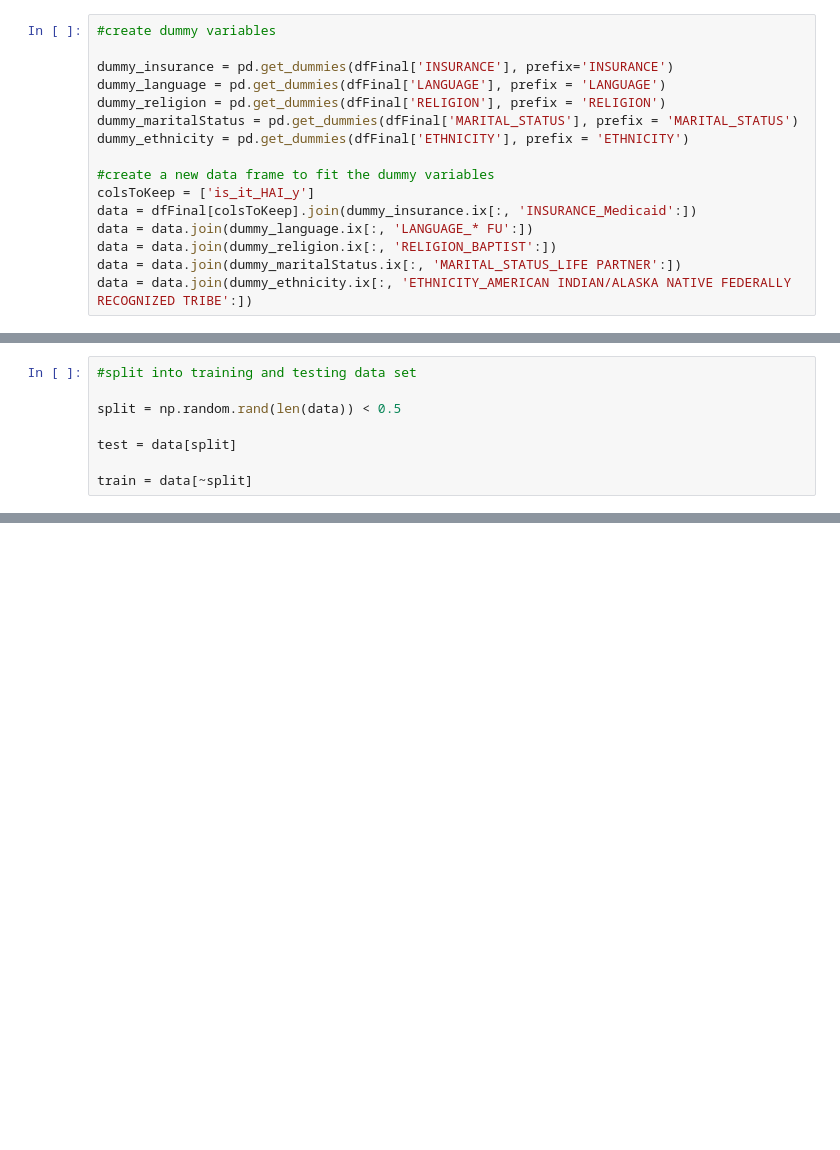
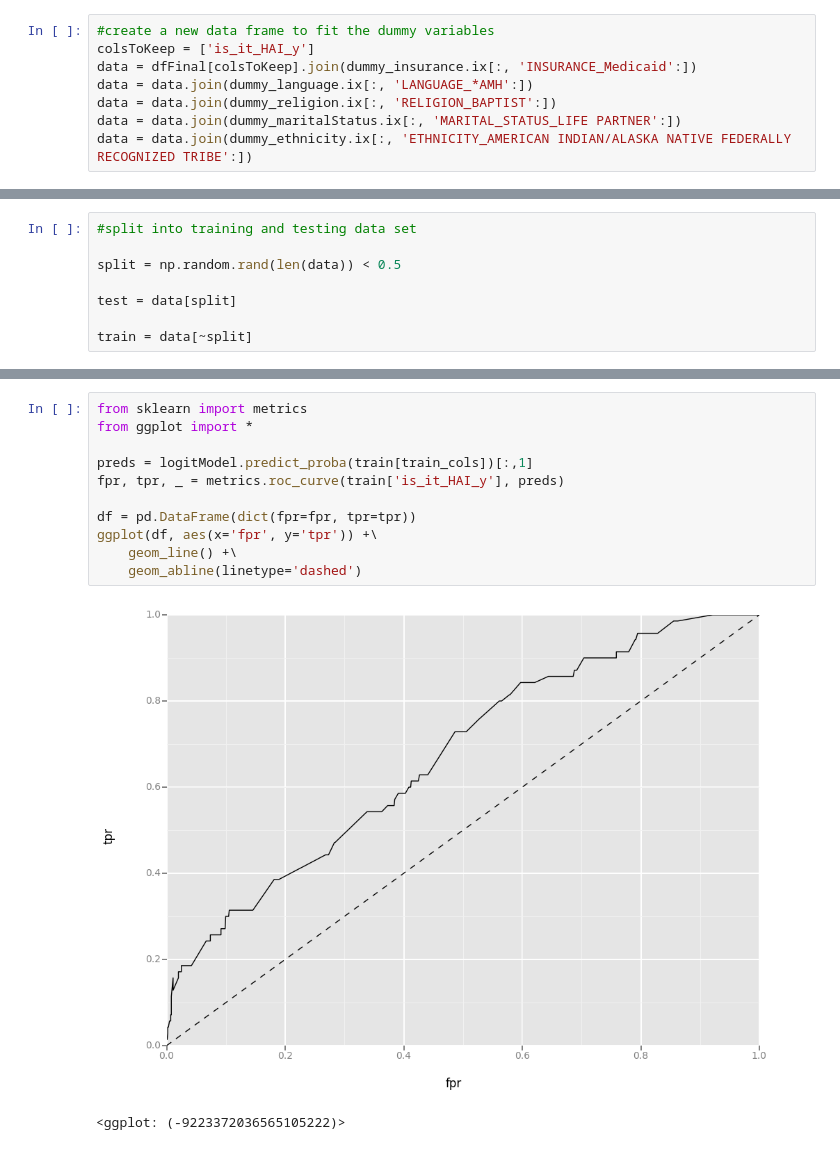
Before and after one commit to kaiweitan/sahai, a Jupyter notebook: notebooks/sahai.ipynb, the cells around one changed output, grey strips where cells are left out. Cells and saved outputs as stored; diff of their text form; blank space fills up the shorter version.

```diff
--- a/notebooks/sahai.ipynb
+++ b/notebooks/sahai.ipynb
@@ -67,16 +168,8 @@ dfFinal = dfFinal[['INSURANCE','LANGUAGE','RELIGION','MARITAL_STATUS','ETHNICITY
 # %%
-#create dummy variables
-
-dummy_insurance = pd.get_dummies(dfFinal['INSURANCE'], prefix='INSURANCE')
-dummy_language = pd.get_dummies(dfFinal['LANGUAGE'], prefix = 'LANGUAGE')
-dummy_religion = pd.get_dummies(dfFinal['RELIGION'], prefix = 'RELIGION')
-dummy_maritalStatus = pd.get_dummies(dfFinal['MARITAL_STATUS'], prefix = 'MARITAL_STATUS')
-dummy_ethnicity = pd.get_dummies(dfFinal['ETHNICITY'], prefix = 'ETHNICITY')
-
 #create a new data frame to fit the dummy variables
 colsToKeep = ['is_it_HAI_y']
 data = dfFinal[colsToKeep].join(dummy_insurance.ix[:, 'INSURANCE_Medicaid':])
-data = data.join(dummy_language.ix[:, 'LANGUAGE_* FU':])
+data = data.join(dummy_language.ix[:, 'LANGUAGE_*AMH':])
 data = data.join(dummy_religion.ix[:, 'RELIGION_BAPTIST':])
 data = data.join(dummy_maritalStatus.ix[:, 'MARITAL_STATUS_LIFE PARTNER':])
 data = data.join(dummy_ethnicity.ix[:, 'ETHNICITY_AMERICAN INDIAN/ALASKA NATIVE FEDERALLY RECOGNIZED TRIBE':])
@@ -136,0 +305,14 @@ logitModel.predict(train[train_cols]).sum()
+# %%
+from sklearn import metrics
+from ggplot import *
+
+preds = logitModel.predict_proba(train[train_cols])[:,1]
+fpr, tpr, _ = metrics.roc_curve(train['is_it_HAI_y'], preds)
+
+df = pd.DataFrame(dict(fpr=fpr, tpr=tpr))
+ggplot(df, aes(x='fpr', y='tpr')) +\
+    geom_line() +\
+    geom_abline(linetype='dashed')
+# %% [output]
+[figure, added]
+<ggplot: (-9223372036565105222)>
```
Also changed, not shown: parts of 25 cells of this notebook.
